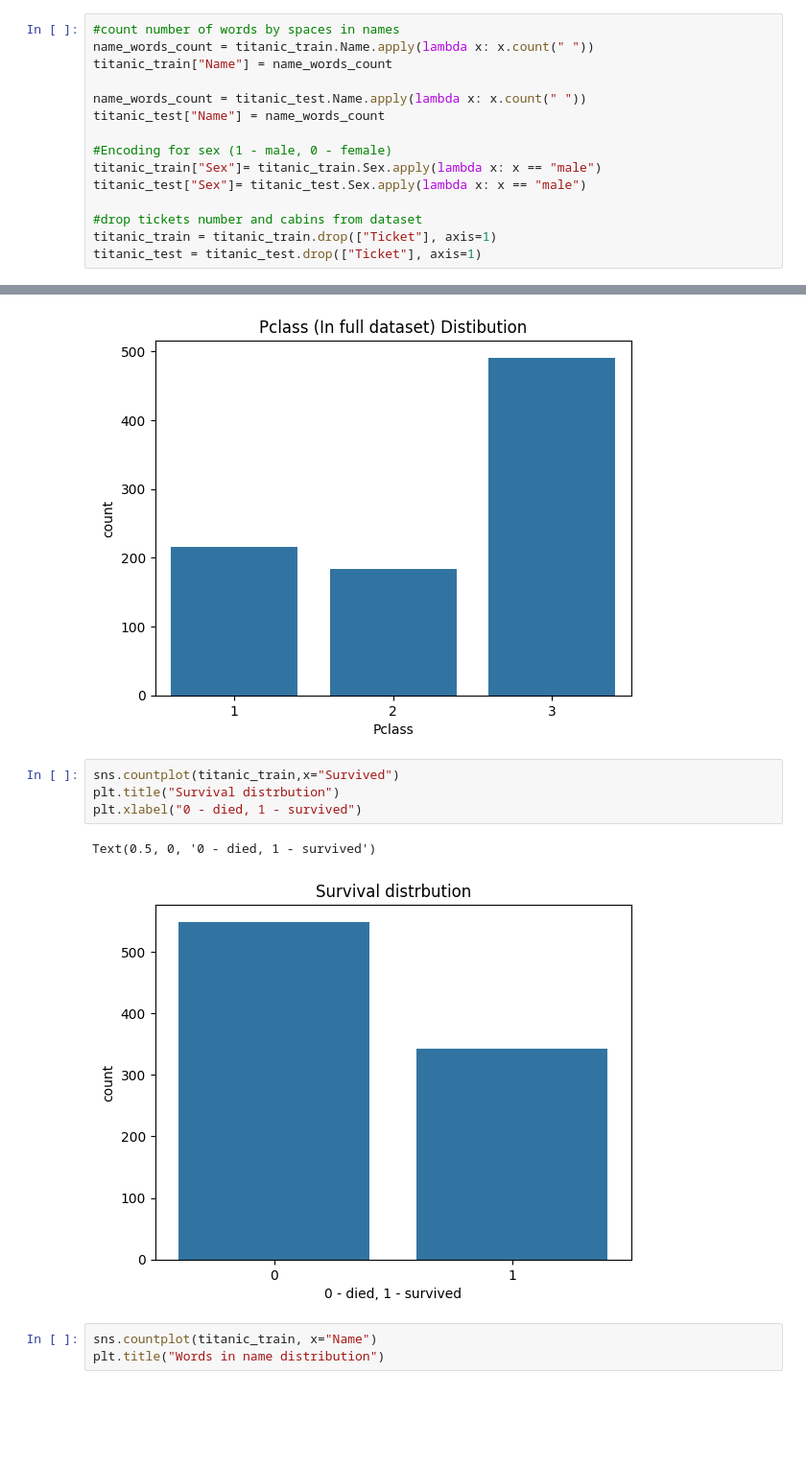
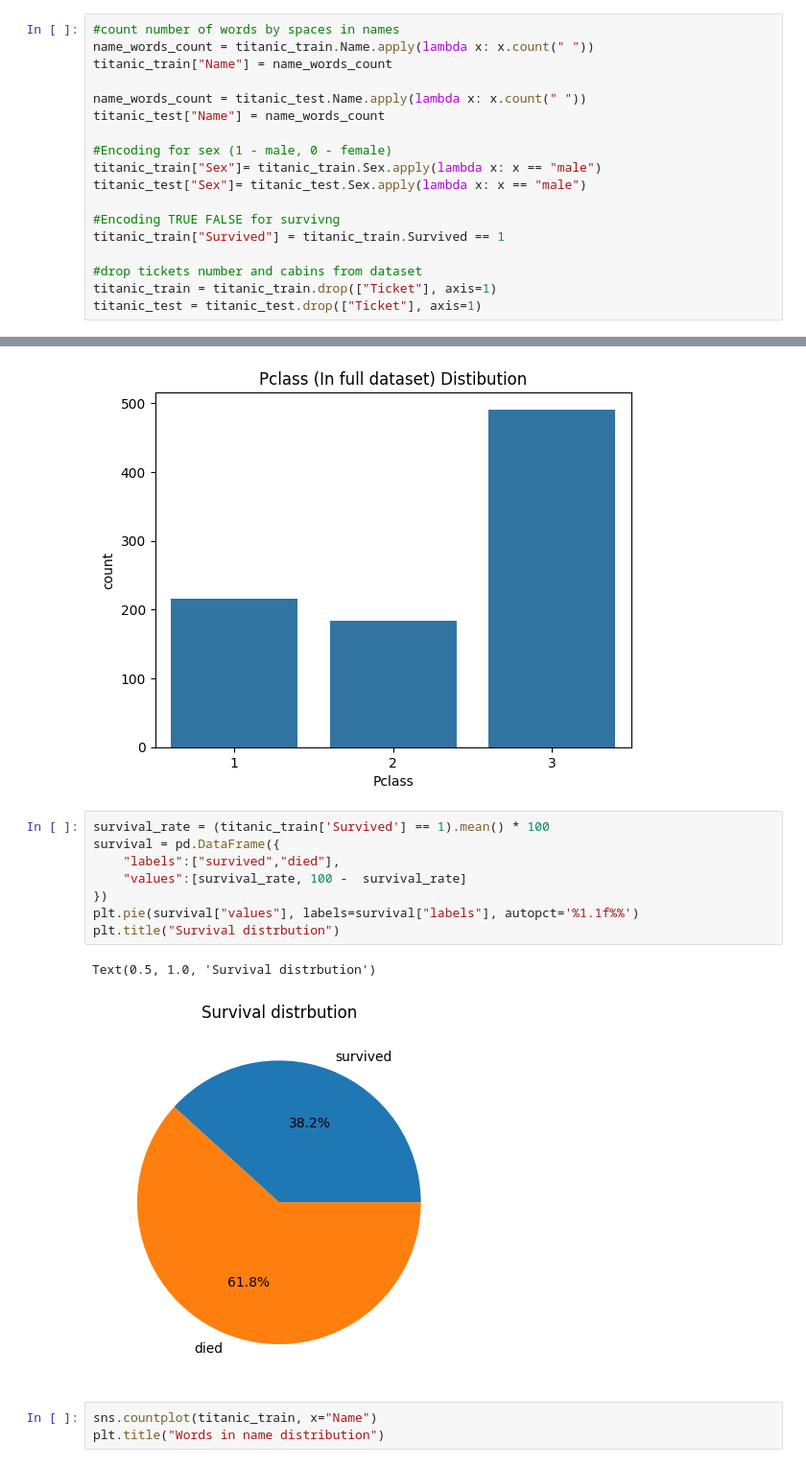
Before and after one commit to PigStep/ML-Titanic-Kaggle-contest, a Jupyter notebook: notebooks/ML titanic prediction/Titanic_notebook.ipynb, the cells around one changed output, grey strips where cells are left out. Shown at 96% size. Cells and saved outputs as stored; diff of their text form; blank space fills up the shorter version.

Commit message:
viz: True classes distribution vizualization, Pclass Surviving

```diff
--- a/notebooks/ML titanic prediction/Titanic_notebook.ipynb
+++ b/notebooks/ML titanic prediction/Titanic_notebook.ipynb
@@ -109,6 +109,9 @@ titanic_test["Name"] = name_words_count
 titanic_train["Sex"]= titanic_train.Sex.apply(lambda x: x == "male")
 titanic_test["Sex"]= titanic_test.Sex.apply(lambda x: x == "male")
 
+#Encoding TRUE FALSE for survivng
+titanic_train["Survived"] = titanic_train.Survived == 1
+
 #drop tickets number and cabins from dataset
 titanic_train = titanic_train.drop(["Ticket"], axis=1)
 titanic_test = titanic_test.drop(["Ticket"], axis=1)
@@ -141,12 +142,16 @@ plt.title("Pclass (In full dataset) Distibution")
 Text(0.5, 1.0, 'Pclass (In full dataset) Distibution')
 [figure]
 # %%
-sns.countplot(titanic_train,x="Survived")
+survival_rate = (titanic_train['Survived'] == 1).mean() * 100
+survival = pd.DataFrame({
+    "labels":["survived","died"],
+    "values":[survival_rate, 100 -  survival_rate]
+})
+plt.pie(survival["values"], labels=survival["labels"], autopct='%1.1f%%')
 plt.title("Survival distrbution")
-plt.xlabel("0 - died, 1 - survived")
 # %% [output]
-Text(0.5, 0, '0 - died, 1 - survived')
+Text(0.5, 1.0, 'Survival distrbution')
-[figure, old version]
+[figure, new version]
 # %%
 sns.countplot(titanic_train, x="Name")
 plt.title("Words in name distribution")
```
Also changed, not shown: parts of 8 cells of this notebook.
